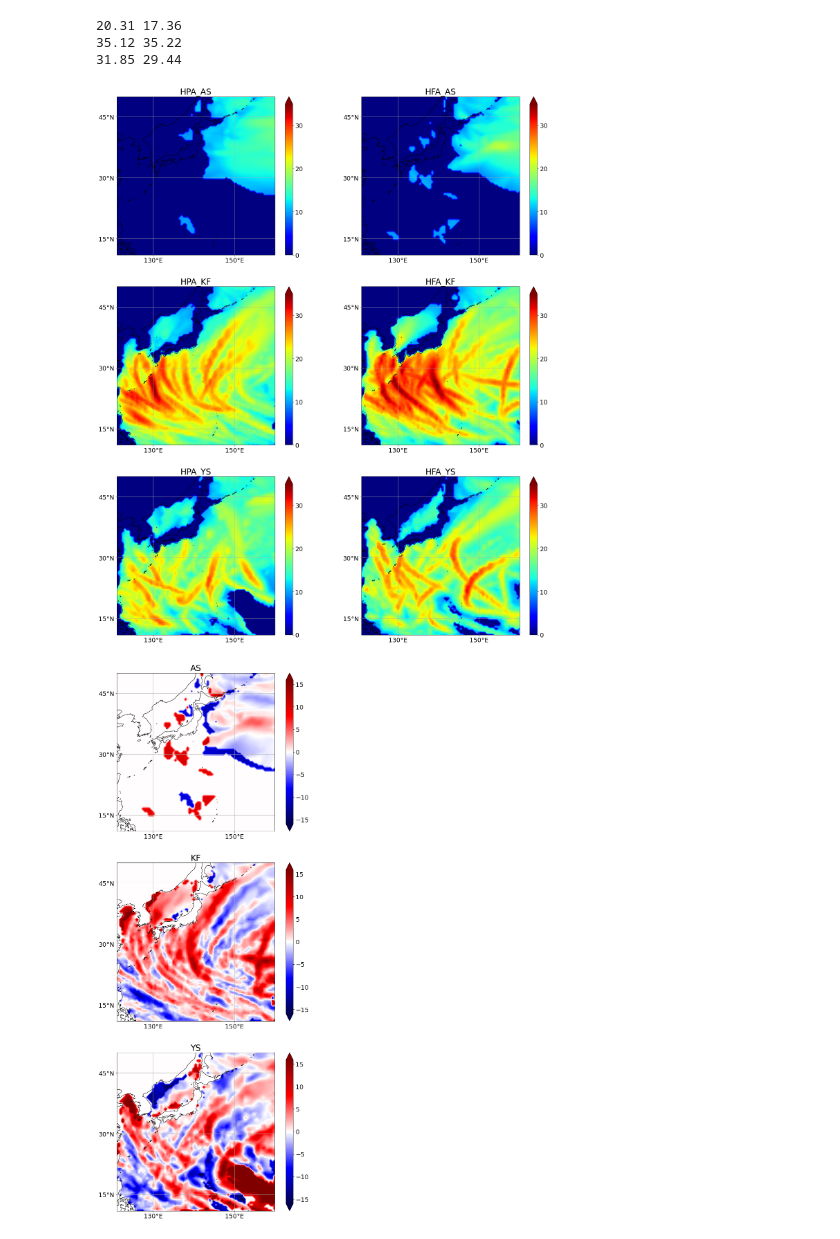
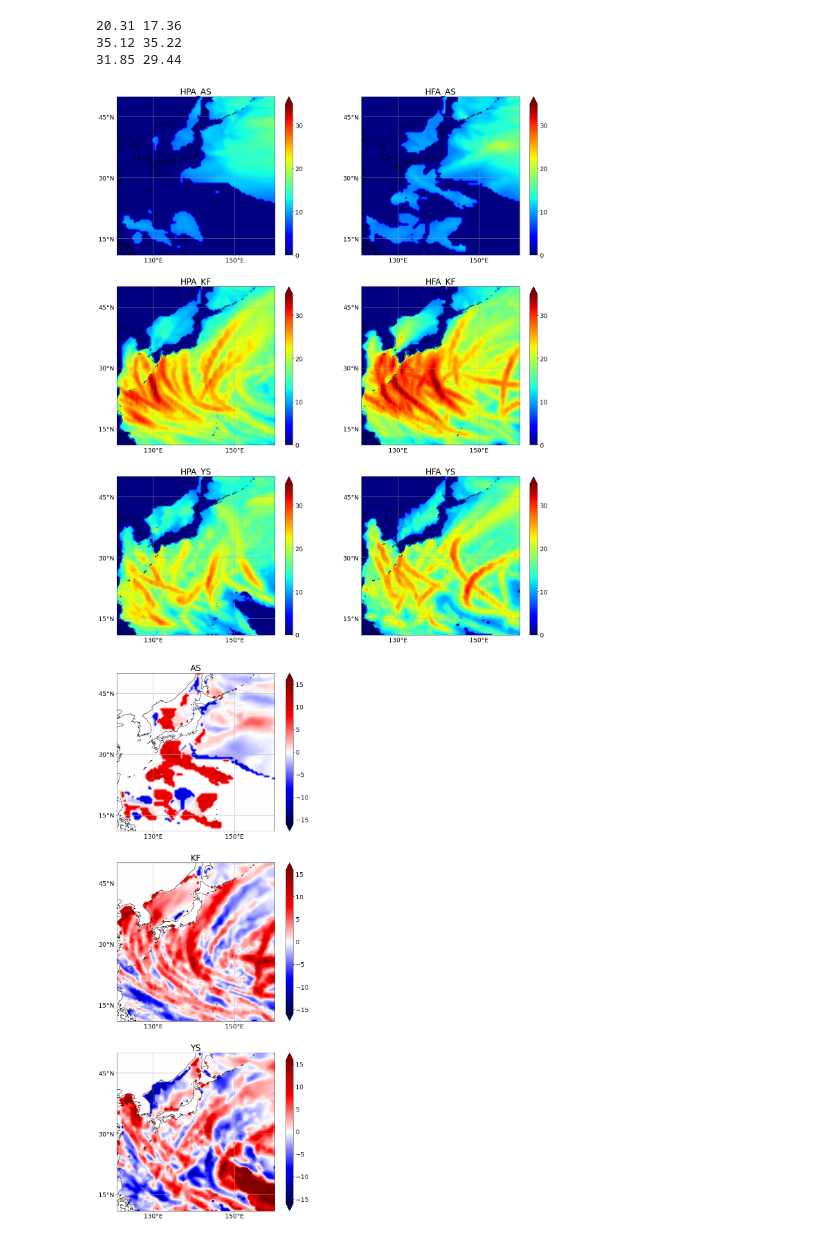
Before and after one commit to greedtn/MRI-AGCM3.2H, a Jupyter notebook: common/maxdata_diff_100.ipynb, the cells around one changed output. Drawn from its saved outputs; the diff is of its cells as text; code cells hidden in the pictures.

```diff
--- a/common/maxdata_diff_100.ipynb
+++ b/common/maxdata_diff_100.ipynb
@@ -42,7 +42,7 @@ for i in range(len(MODEL)):
     data_p = np.zeros((79, 79))  # 過去
 
     # 将来
-    with open('../pot_csv/' + 'HFA_' + model + '_c0_POT_DATA_108.csv', 'r') as csv_file:
+    with open('../pot_csv(100)(thr=8)/' + 'HFA_' + model + '_c0_POT_DATA.csv', 'r') as csv_file:
         csv_reader = reader(csv_file)
         POT_ALL = list(csv_reader)
         for index in range(79 * 79):
@@ -53,7 +53,7 @@ for i in range(len(MODEL)):
             else:
                 data_f[index // 79][index % 79] = 0
     # 過去
-    with open('../pot_csv/' + 'HPA_' + model + '_POT_DATA_108.csv', 'r') as csv_file:
+    with open('../pot_csv(100)(thr=8)/' + 'HPA_' + model + '_POT_DATA.csv', 'r') as csv_file:
         csv_reader = reader(csv_file)
         POT_ALL = list(csv_reader)
         for index in range(79 * 79):
@@ -100,38 +100,38 @@ for i in range(6):
     else:
         ax.set_title('HFA_' + MODEL[i // 2], fontsize=24)
 plt.subplots_adjust(left=0.05, right=0.95, bottom=0.05, top=0.95)
-plt.savefig("../img/max_data.png")
+plt.savefig("../img(100)(thr=8)/max_data.png")
 plt.show()
 
 # 描画(将来気候と現在気候の最大値の差)
 fig = plt.figure(figsize=(10, 24))
 levels = np.arange(-16, 16, 0.1)
 cmap = copy.copy(mpl.cm.get_cmap("seismic"))
 for i in range(3):
     ax = fig.add_subplot(3, 1, i + 1, projection=ccrs.PlateCarree())
     a = plt.contourf(lons, lats, DATA_F[i] - DATA_P[i], levels=levels, transform=ccrs.PlateCarree(), cmap=cmap, extend='both')
     c_bar = plt.colorbar(a, ticks=[-15, -10, -5, 0, 5, 10, 15])
     c_bar.ax.tick_params(labelsize=18)
     c_bar.ax.yaxis.set_minor_locator(ticker.NullLocator())
     ax.set_xticks([130,150], crs=ccrs.PlateCarree()) # gridを引く経度を指定 360にすると0Wが出ない
     ax.set_yticks([15, 30, 45], crs=ccrs.PlateCarree()) # gridを引く緯度を指定
     lon_formatter = LongitudeFormatter(zero_direction_label=True) # 経度
     lat_formatter = LatitudeFormatter() # 緯度。formatを指定することも可能
     ax.xaxis.set_major_formatter(lon_formatter)
     ax.yaxis.set_major_formatter(lat_formatter)
     ax.axes.tick_params(labelsize=18)
     ax.grid()
     ax.coastlines()
     gl = ax.gridlines(crs=ccrs.PlateCarree(), draw_labels=False, alpha=0.5) # 経度線・緯度線ラベルを無効
     gl.xlocator = ticker.FixedLocator([130, 150]) # 経度線
     gl.ylocator = ticker.FixedLocator([15, 30, 45]) # 緯度線
     ax.set_title(MODEL[i], fontsize=24)
 plt.subplots_adjust(left=0.05, right=0.95, bottom=0.05, top=0.95)
-plt.savefig("../img/diff_of_max_data.png")
+plt.savefig("../img(100)(thr=8)/diff_of_max_data.png")
 plt.show()
 # %% [output]
 20.31 17.36
 35.12 35.22
 31.85 29.44
-[figure, old version]
+[figure, new version]
-[figure, old version]
+[figure, new version]
```
Also changed, not shown: 50 other files.
